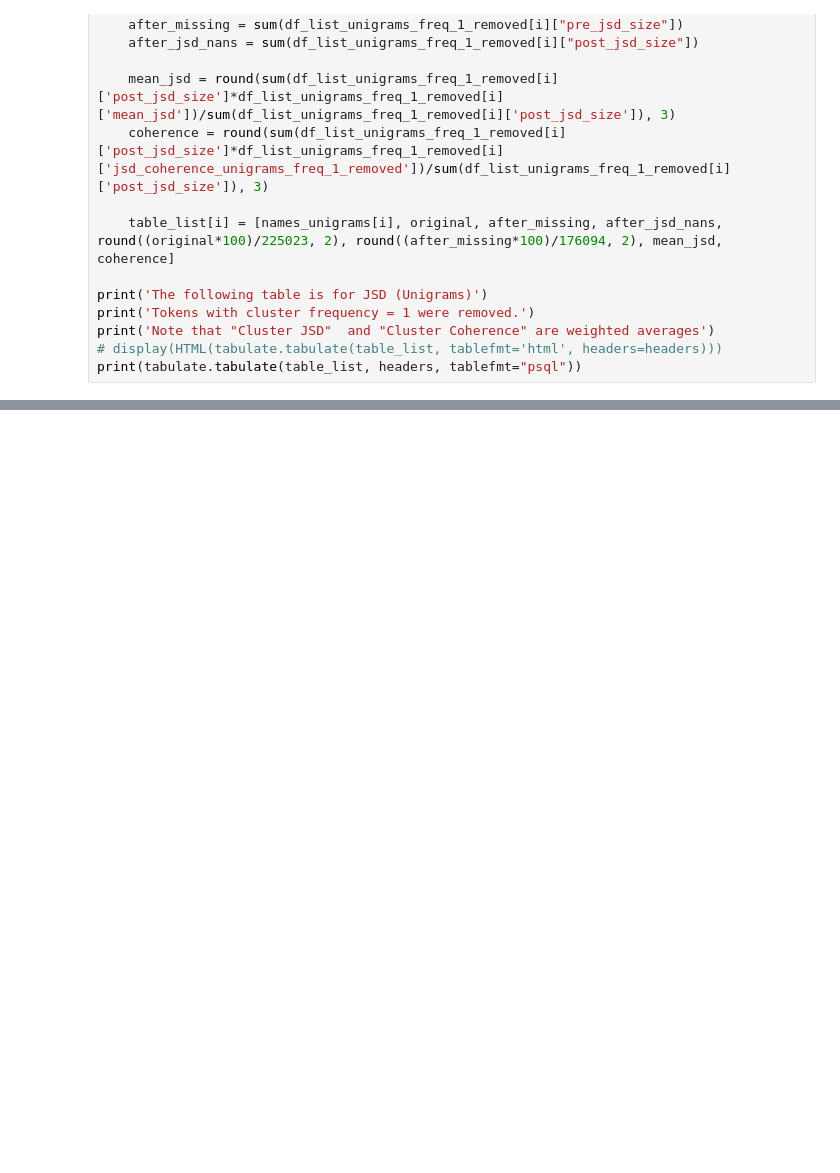
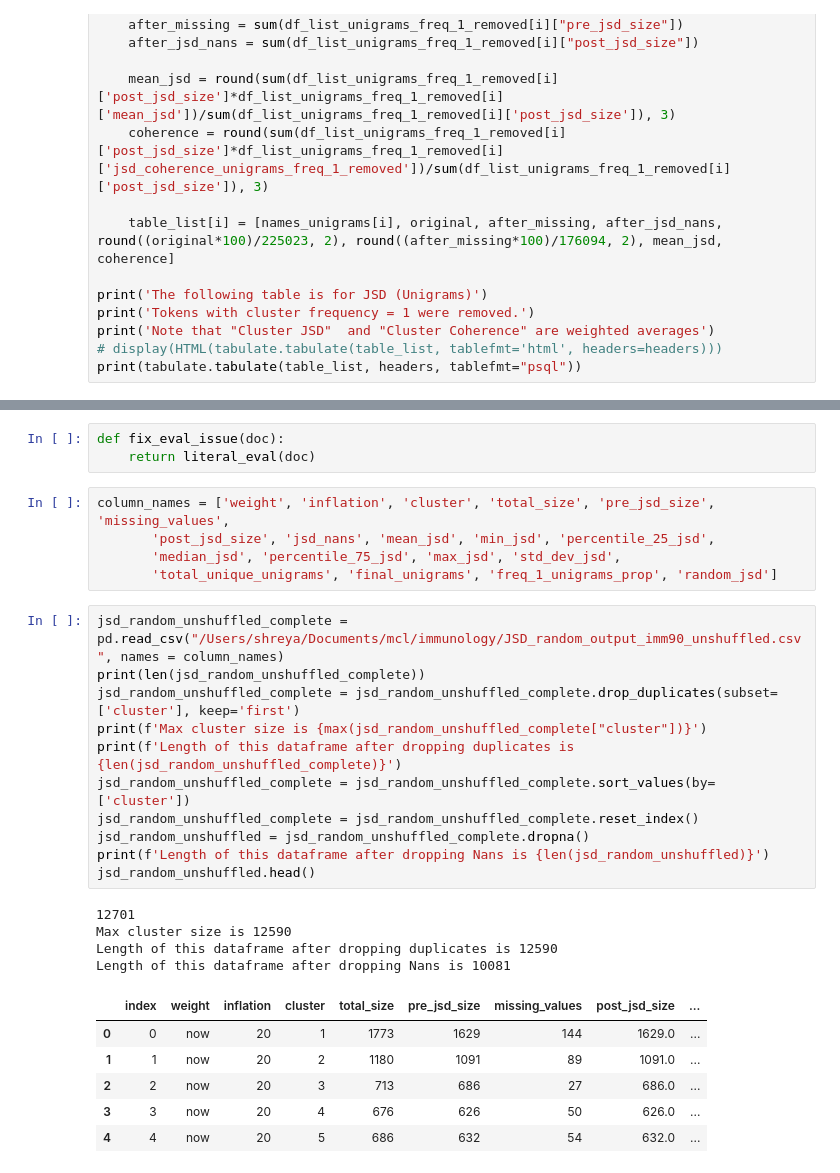
Before and after one commit to NETESOLUTIONS/ERNIE, a Jupyter notebook: P2_studies/theta_plus/JSD_coherence.ipynb, the cells around one changed output, grey strips where cells are left out. Saved outputs shown, nothing was run; the diff lists cells and outputs as text; blank space fills up the shorter version.

```diff
--- a/P2_studies/theta_plus/JSD_coherence.ipynb
+++ b/P2_studies/theta_plus/JSD_coherence.ipynb
@@ -527,0 +562,30 @@ print(tabulate.tabulate(table_list, headers, tablefmt="psql"))
+# %%
+def fix_eval_issue(doc):
+    return literal_eval(doc)
+# %%
+column_names = ['weight', 'inflation', 'cluster', 'total_size', 'pre_jsd_size', 'missing_values',
+       'post_jsd_size', 'jsd_nans', 'mean_jsd', 'min_jsd', 'percentile_25_jsd',
+       'median_jsd', 'percentile_75_jsd', 'max_jsd', 'std_dev_jsd',
+       'total_unique_unigrams', 'final_unigrams', 'freq_1_unigrams_prop', 'random_jsd']
+# %%
+jsd_random_unshuffled_complete = pd.read_csv("/Users/shreya/Documents/mcl/immunology/JSD_random_output_imm90_unshuffled.csv", names = column_names)
+print(len(jsd_random_unshuffled_complete))
+jsd_random_unshuffled_complete = jsd_random_unshuffled_complete.drop_duplicates(subset= ['cluster'], keep='first')
+print(f'Max cluster size is {max(jsd_random_unshuffled_complete["cluster"])}')
+print(f'Length of this dataframe after dropping duplicates is {len(jsd_random_unshuffled_complete)}')
+jsd_random_unshuffled_complete = jsd_random_unshuffled_complete.sort_values(by=['cluster'])
+jsd_random_unshuffled_complete = jsd_random_unshuffled_complete.reset_index()
+jsd_random_unshuffled = jsd_random_unshuffled_complete.dropna()
+print(f'Length of this dataframe after dropping Nans is {len(jsd_random_unshuffled)}')
+jsd_random_unshuffled.head()
+# %% [output]
+12701
+Max cluster size is 12590
+Length of this dataframe after dropping duplicates is 12590
+Length of this dataframe after dropping Nans is 10081
+|  | index | weight | inflation | cluster | total_size | pre_jsd_size | missing_values | post_jsd_size | ... |
+| 0 | 0 | now | 20 | 1 | 1773 | 1629 | 144 | 1629.0 | ... |
+| 1 | 1 | now | 20 | 2 | 1180 | 1091 | 89 | 1091.0 | ... |
+| 2 | 2 | now | 20 | 3 | 713 | 686 | 27 | 686.0 | ... |
+| 3 | 3 | now | 20 | 4 | 676 | 626 | 50 | 626.0 | ... |
+| 4 | 4 | now | 20 | 5 | 686 | 632 | 54 | 632.0 | ... |
```
Also changed, not shown: parts of 8 cells of this notebook, 6 other files.
